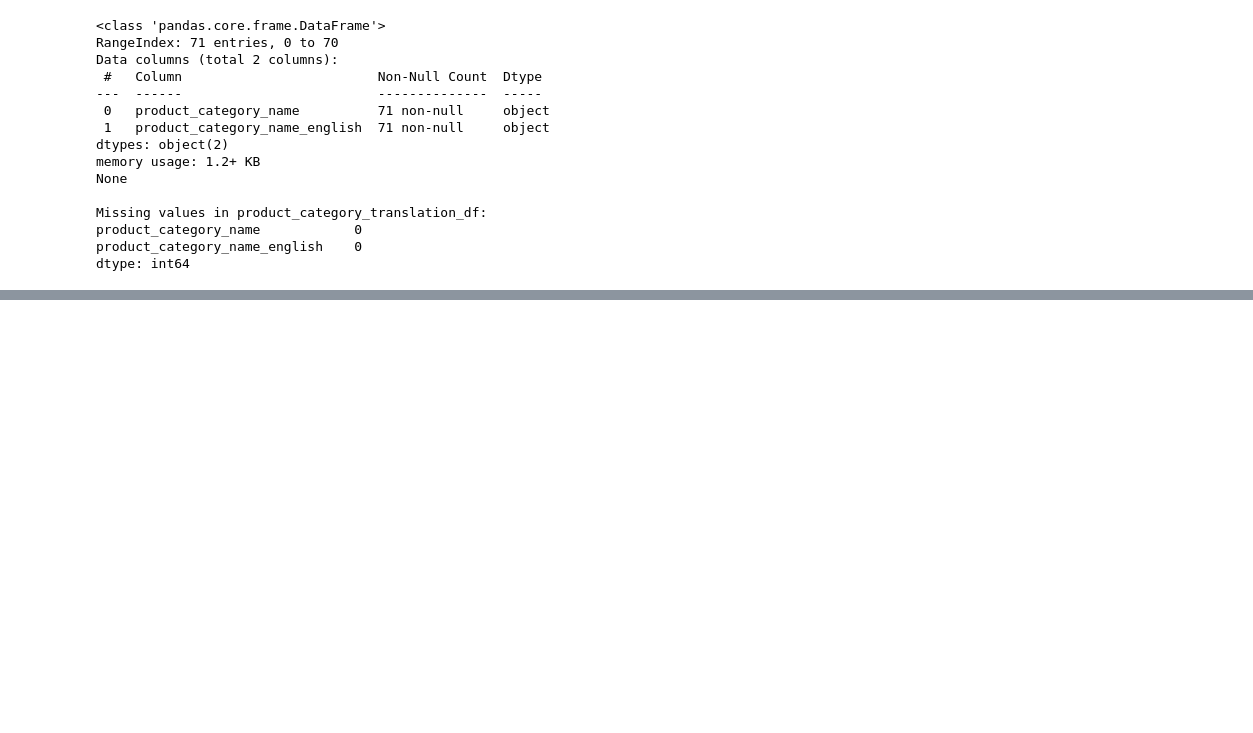
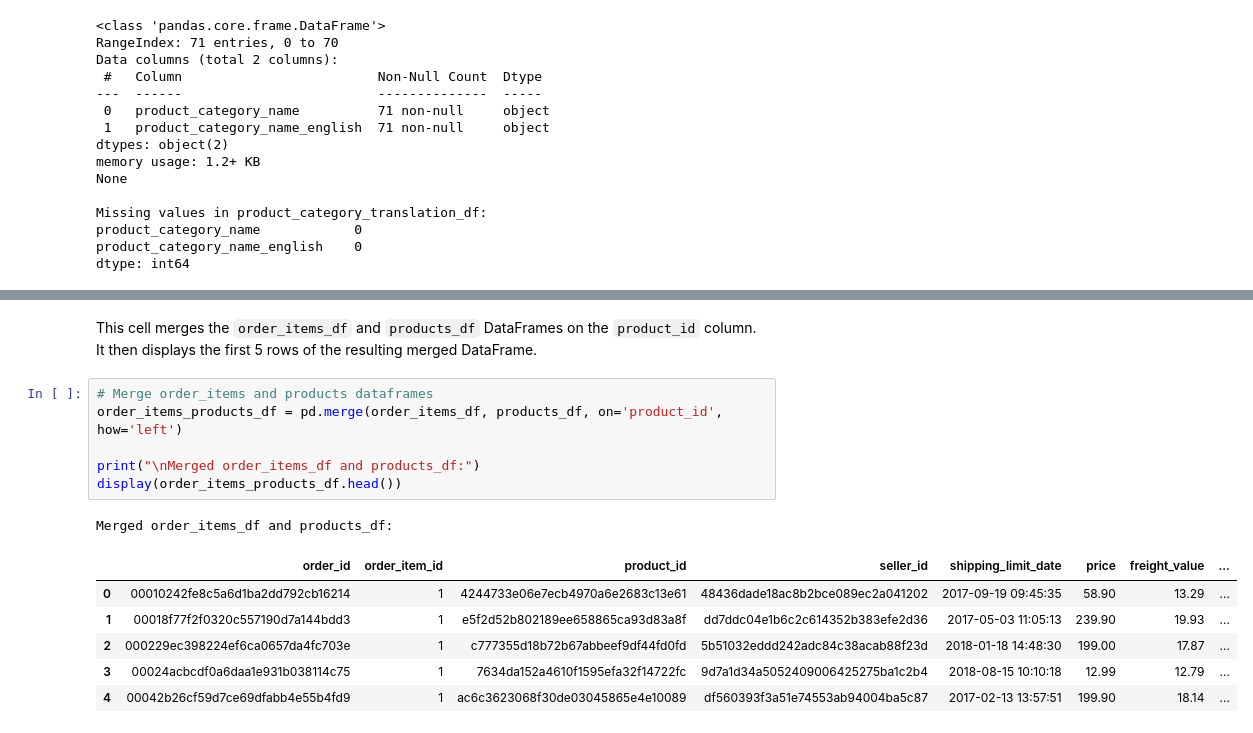
Before and after one commit to Vhakash/EDA-on-real-dataset, a Jupyter notebook: eda.ipynb, the cells around one changed output, grey strips where cells are left out. Cells and saved outputs as stored; diff of their text form; blank space fills up the shorter version.

Commit message:
Merged Related Columns

```diff
--- a/eda.ipynb
+++ b/eda.ipynb
@@ -287,0 +306,16 @@ dtype: int64
+# %% [markdown]
+This cell merges the `order_items_df` and `products_df` DataFrames on the `product_id` column. It then displays the first 5 rows of the resulting merged DataFrame.
+# %%
+# Merge order_items and products dataframes
+order_items_products_df = pd.merge(order_items_df, products_df, on='product_id', how='left')
+
+print("\nMerged order_items_df and products_df:")
+display(order_items_products_df.head())
+# %% [output]
+Merged order_items_df and products_df:
+|  | order_id | order_item_id | product_id | seller_id | shipping_limit_date | price | freight_value | ... |
+| 0 | 00010242fe8c5a6d1ba2dd792cb16214 | 1 | 4244733e06e7ecb4970a6e2683c13e61 | 48436dade18ac8b2bce089ec2a041202 | 2017-09-19 09:45:35 | 58.90 | 13.29 | ... |
+| 1 | 00018f77f2f0320c557190d7a144bdd3 | 1 | e5f2d52b802189ee658865ca93d83a8f | dd7ddc04e1b6c2c614352b383efe2d36 | 2017-05-03 11:05:13 | 239.90 | 19.93 | ... |
+| 2 | 000229ec398224ef6ca0657da4fc703e | 1 | c777355d18b72b67abbeef9df44fd0fd | 5b51032eddd242adc84c38acab88f23d | 2018-01-18 14:48:30 | 199.00 | 17.87 | ... |
+| 3 | 00024acbcdf0a6daa1e931b038114c75 | 1 | 7634da152a4610f1595efa32f14722fc | 9d7a1d34a5052409006425275ba1c2b4 | 2018-08-15 10:10:18 | 12.99 | 12.79 | ... |
+| 4 | 00042b26cf59d7ce69dfabb4e55b4fd9 | 1 | ac6c3623068f30de03045865e4e10089 | df560393f3a51e74553ab94004ba5c87 | 2017-02-13 13:57:51 | 199.90 | 18.14 | ... |
```
Also changed, not shown: parts of 11 cells of this notebook.
